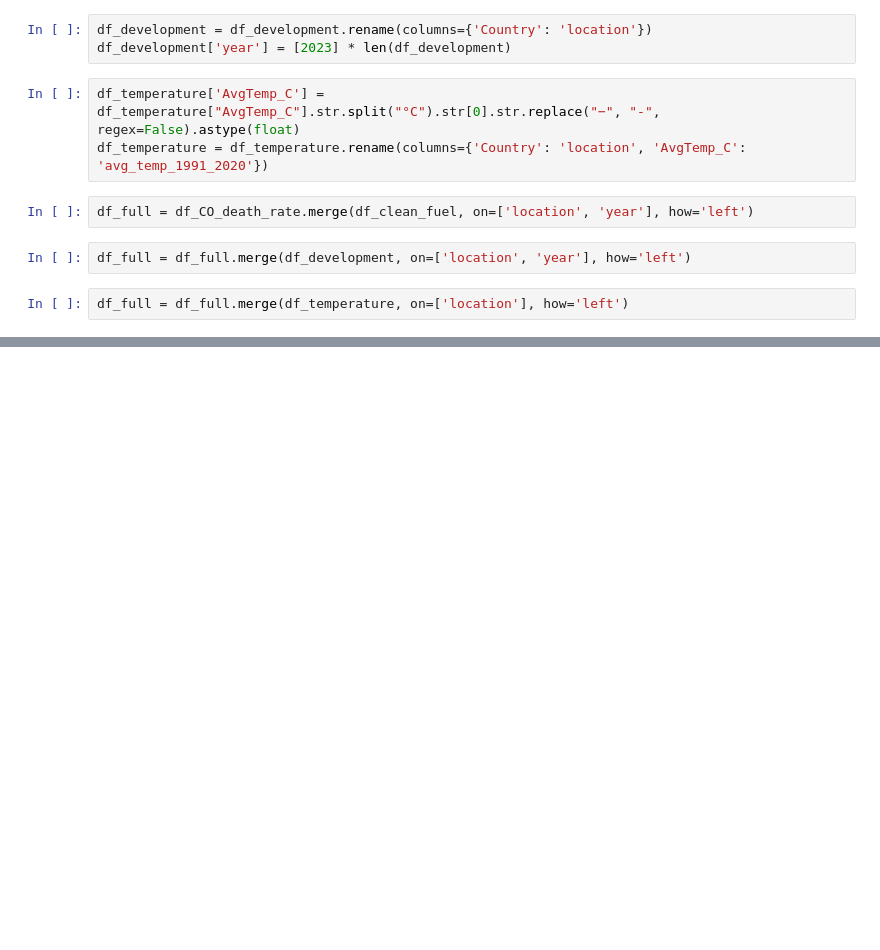
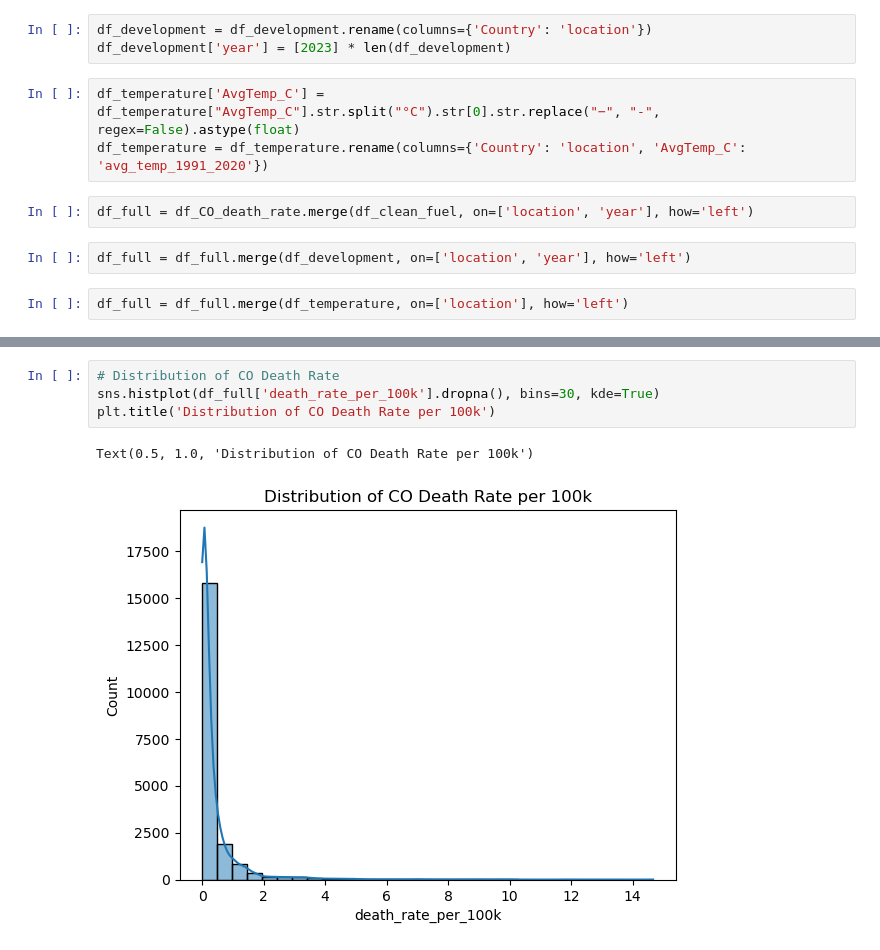
Before and after one commit to dantngn98/DATA5310_Visualization, a Jupyter notebook: final_project.ipynb, the cells around one changed output, grey strips where cells are left out. Cells and saved outputs as stored; diff of their text form; blank space fills up the shorter version.

```diff
--- a/final_project.ipynb
+++ b/final_project.ipynb
@@ -44,0 +77,7 @@ df_full
+# %%
+# Distribution of CO Death Rate
+sns.histplot(df_full['death_rate_per_100k'].dropna(), bins=30, kde=True)
+plt.title('Distribution of CO Death Rate per 100k')
+# %% [output]
+Text(0.5, 1.0, 'Distribution of CO Death Rate per 100k')
+[figure, added]
```
Also changed, not shown: parts of 10 cells of this notebook.
